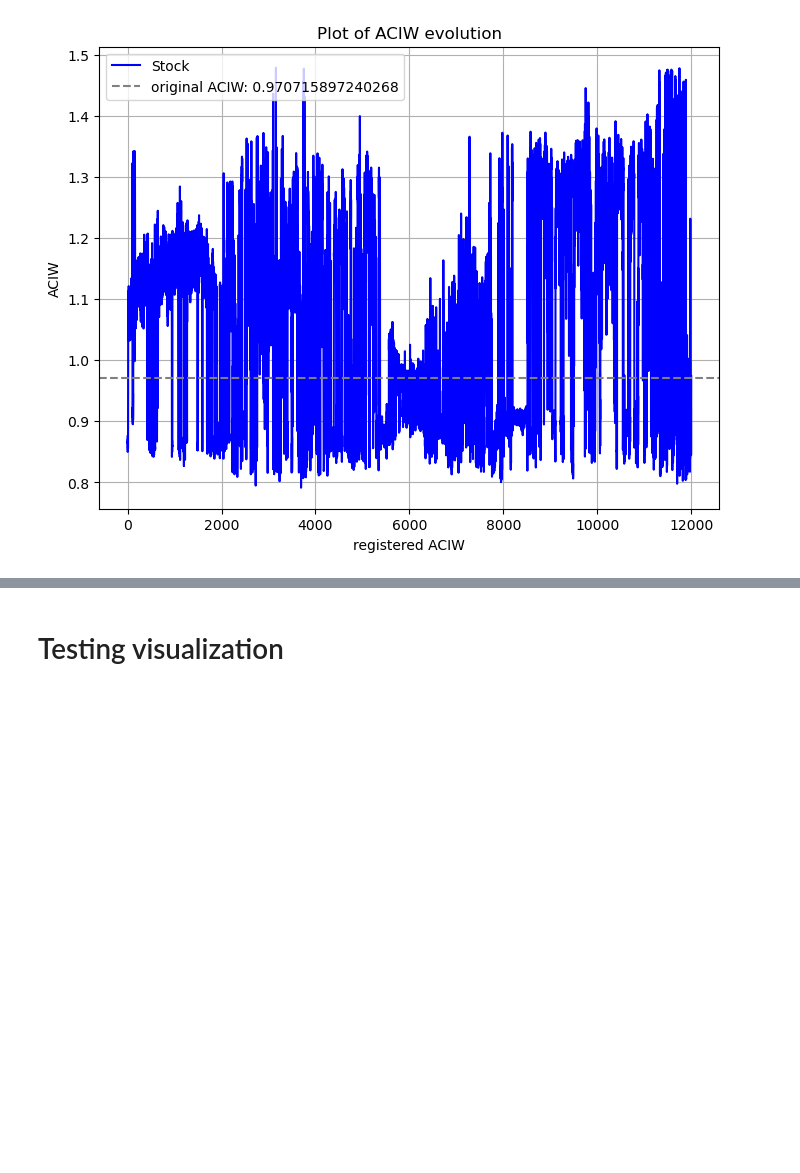
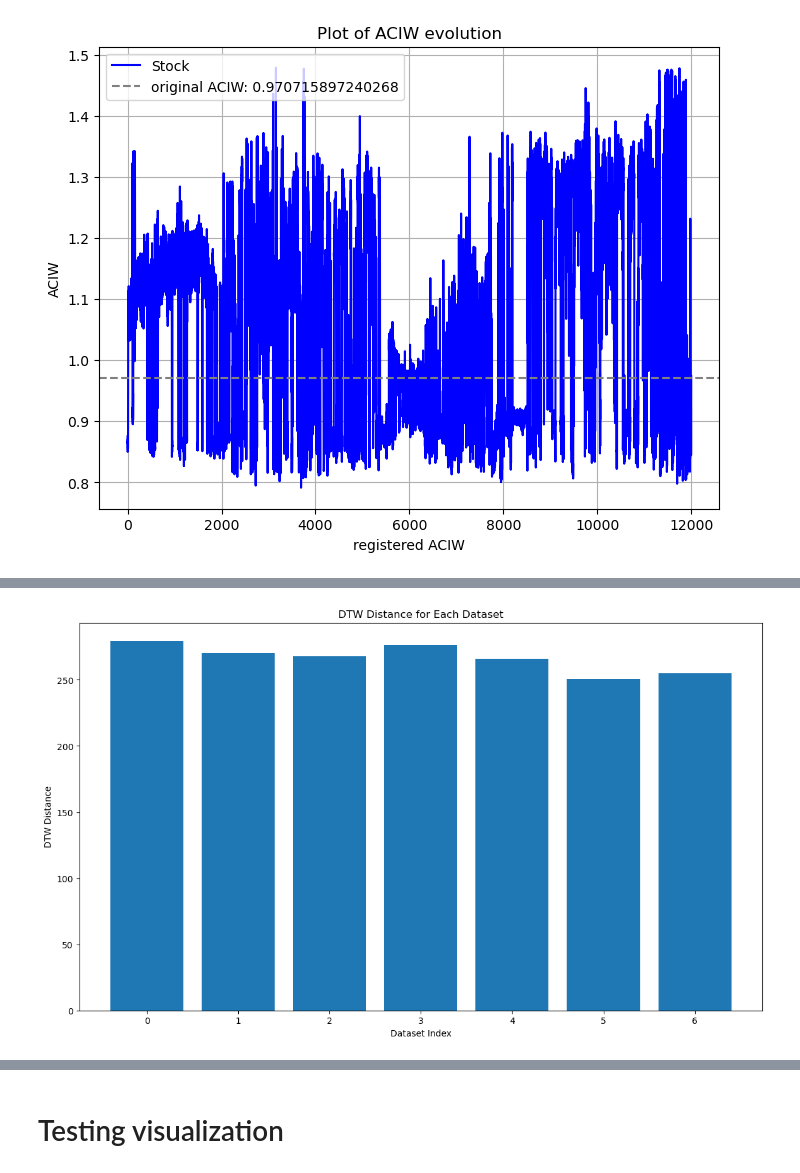
Before and after one commit to H0wl3r2001/timegan-pytorch, a Jupyter notebook: visualization.ipynb, the cells around one changed output, grey strips where cells are left out. Drawn from its saved outputs; the diff is of its cells as text; code cells hidden in the pictures; blank space fills up the shorter version.

```diff
--- a/visualization.ipynb
+++ b/visualization.ipynb
@@ -1311,0 +367,99 @@ Other category has 633 rows and columns: ['Idx', 'V7']
+# %%
+import pickle
+import pandas as pd
+import matplotlib.pyplot as plt
+import numpy as np
+
+def prepare_data1(train, test, idx):
+    # Extract the first elements for the train data array
+    first_elements_train = train[:, idx, 1]
+    # Create an array of indices for the train data array
+    indices_train = np.arange(len(first_elements_train))
+
+    # Create a pandas DataFrame for the train data array
+    df_train = pd.DataFrame({
+        'idx': indices_train,
+        'val': first_elements_train
+    })
+
+    # Extract the first elements for the test data array
+    first_elements_test = test[:, idx, 1]
+    # Create an array of indices for the test data array, starting after the last index of the train array
+    indices_test = np.arange(len(first_elements_test)) + len(first_elements_train)
+
+    # Create a pandas DataFrame for the test data array
+    df_test = pd.DataFrame({
+        'idx': indices_test,
+        'val': first_elements_test
+    })
+
+    return df_train, df_test
+
+def dtw_distance(series1, series2):
+    n, m = len(series1), len(series2)
+    dtw_matrix = np.zeros((n+1, m+1))
+
+    for i in range(1, n+1):
+        dtw_matrix[i, 0] = np.inf
+    for j in range(1, m+1):
+        dtw_matrix[0, j] = np.inf
+    dtw_matrix[0, 0] = 0
+
+    for i in range(1, n+1):
+        for j in range(1, m+1):
+            cost = abs(series1[i-1] - series2[j-1])
+            dtw_matrix[i, j] = cost + min(dtw_matrix[i-1, j],    # Insertion
+                                          dtw_matrix[i, j-1],    # Deletion
+                                          dtw_matrix[i-1, j-1])  # Match
+    return dtw_matrix[n, m]
+
+# Load original, fake, and test data
+path = "output/test"
+
+with open(f"{path}/stock/new/Stock_train_data_2.pickle", "rb") as fb:
+    ori_data = pickle.load(fb)
+
+with open(f"{path}/stock/new/Stock_fake_data_2.pickle", "rb") as fb:
+    fake_data = pickle.load(fb)
+
+with open(f"{path}/stock/new/Stock_test_data_2.pickle", "rb") as fb:
+    test_data = pickle.load(fb)
+
+# Prepare DataFrames for plotting and calculate DTW distances
+dtw_distances = []
+for idx in range(7):
+    df_original, df_fake = prepare_data1(ori_data, fake_data, idx)
+    _, df_test = prepare_data1(ori_data, test_data, idx)
+
+    # Extract the values
+    test_values = df_test['val'].values
+    fake_values = df_fake['val'].values
+
+    # Calculate min and max of test and fake data
+    min_test, max_test = np.min(test_values), np.max(test_values)
+    min_fake, max_fake = np.min(fake_values), np.max(fake_values)
+
+    # Scale fake data to the range of test data
+    scaled_fake_values = (fake_values - min_fake) / (max_fake - min_fake) * (max_test - min_test) + min_test
+
+    # Calculate DTW distance
+    distance = dtw_distance(test_values, scaled_fake_values)
+    dtw_distances.append((idx, distance))
+
+# Sort by DTW distance
+dtw_distances.sort(key=lambda x: x[1])
+
+# Plotting DTW distances
+plt.figure(figsize=(14, 8))
+idxs, distances = zip(*dtw_distances)
+plt.bar(idxs, distances)
+plt.xlabel('Dataset Index')
+plt.ylabel('DTW Distance')
+plt.title('DTW Distance for Each Dataset')
+plt.show()
+
+# Print sorted DTW distances
+for idx, distance in dtw_distances:
+    print(f"Dataset Index: {idx}, DTW Distance: {distance}")
+# %% [output]
+[figure, added]
```
Also changed, not shown: parts of 48 cells of this notebook, 31 other files.
